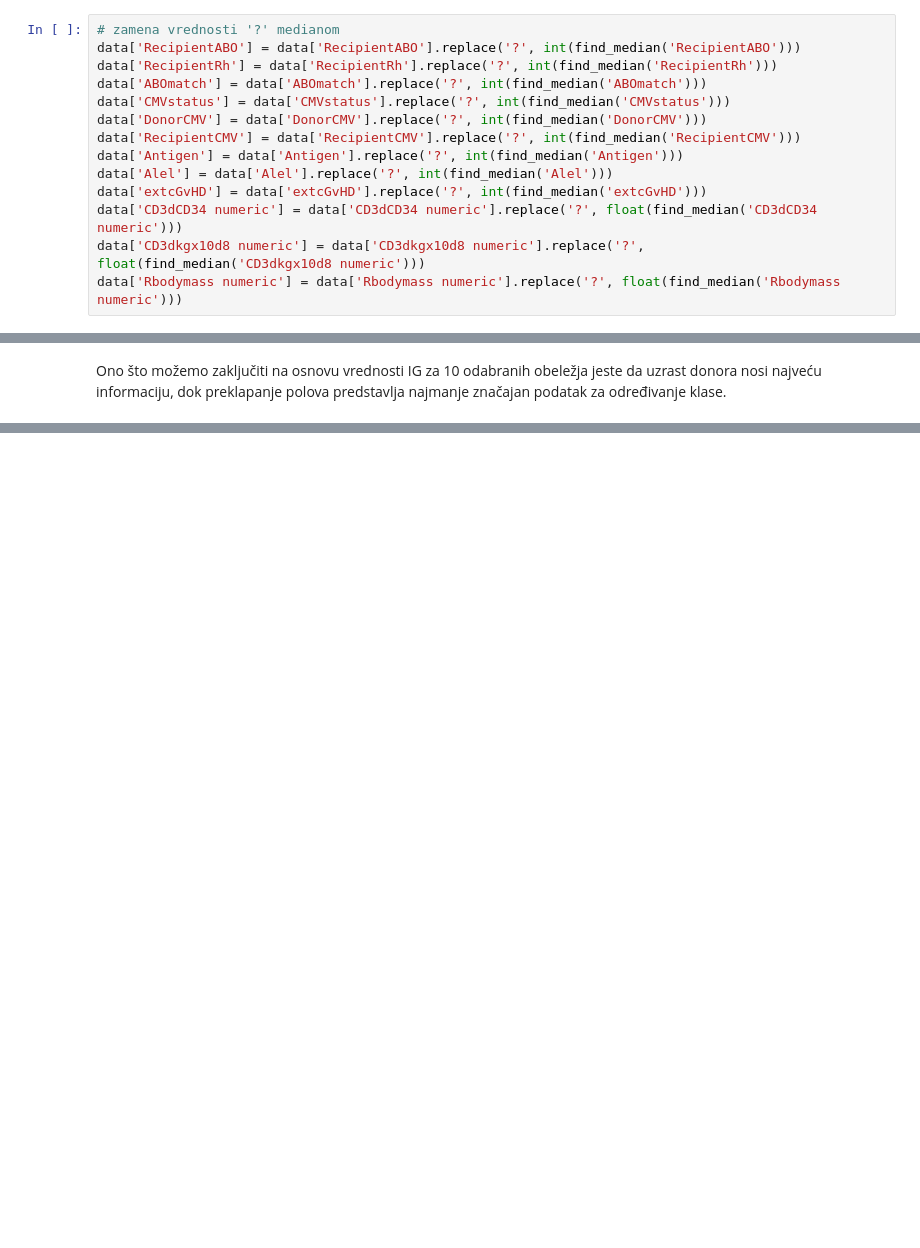
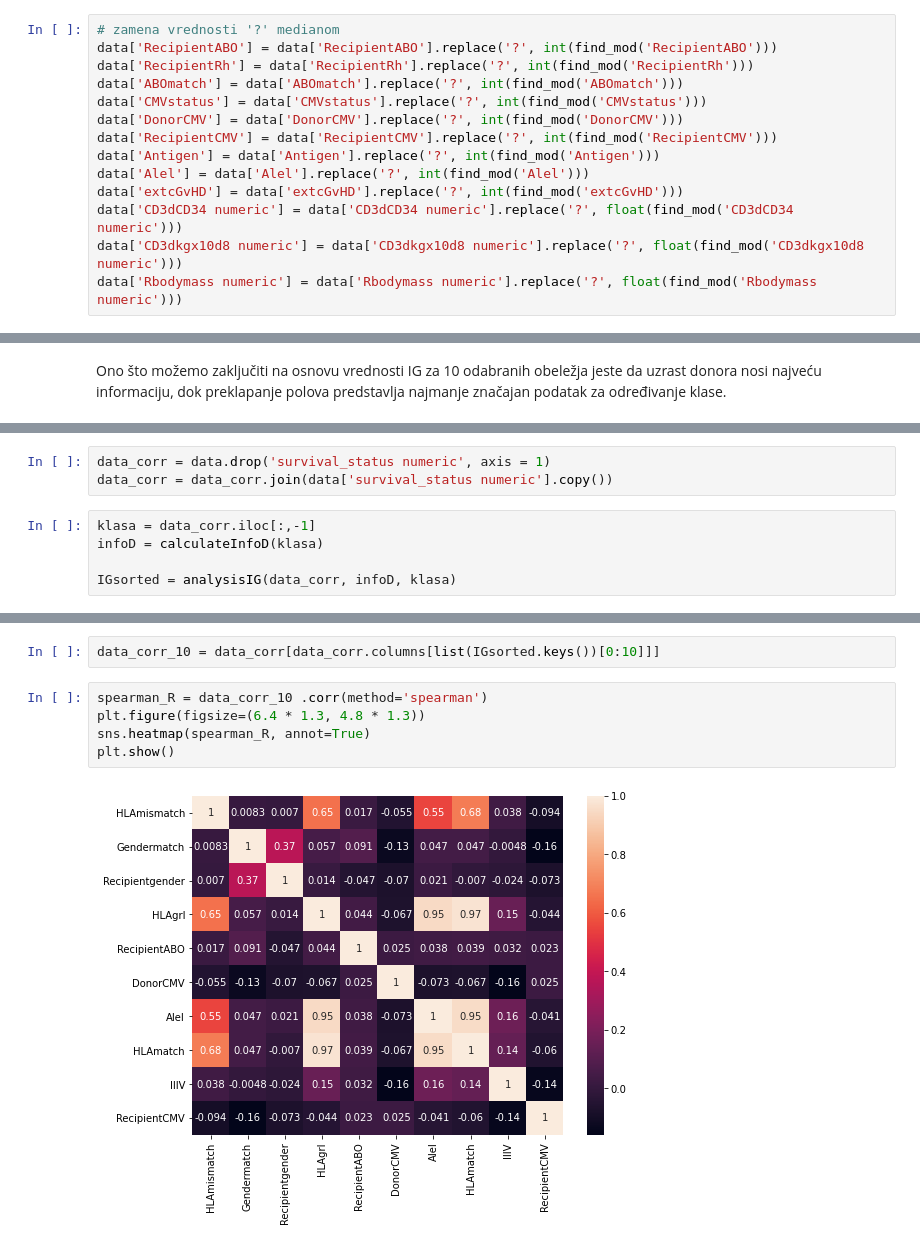
Before and after one commit to nedeljkovicmajaa/som-projekat, a Jupyter notebook: som-projekat-main.ipynb, the cells around one changed output, grey strips where cells are left out. Cells and saved outputs as stored; diff of their text form; blank space fills up the shorter version.

```diff
--- a/som-projekat-main.ipynb
+++ b/som-projekat-main.ipynb
@@ -106,17 +111,17 @@ def find_median(col):
 # %%
 # zamena vrednosti '?' medianom
-data['RecipientABO'] = data['RecipientABO'].replace('?', int(find_median('RecipientABO')))
-data['RecipientRh'] = data['RecipientRh'].replace('?', int(find_median('RecipientRh')))
-data['ABOmatch'] = data['ABOmatch'].replace('?', int(find_median('ABOmatch')))
-data['CMVstatus'] = data['CMVstatus'].replace('?', int(find_median('CMVstatus')))
-data['DonorCMV'] = data['DonorCMV'].replace('?', int(find_median('DonorCMV')))
-data['RecipientCMV'] = data['RecipientCMV'].replace('?', int(find_median('RecipientCMV')))
-data['Antigen'] = data['Antigen'].replace('?', int(find_median('Antigen')))
-data['Alel'] = data['Alel'].replace('?', int(find_median('Alel')))
-data['extcGvHD'] = data['extcGvHD'].replace('?', int(find_median('extcGvHD')))
-data['CD3dCD34 numeric'] = data['CD3dCD34 numeric'].replace('?', float(find_median('CD3dCD34 numeric')))
-data['CD3dkgx10d8 numeric'] = data['CD3dkgx10d8 numeric'].replace('?', float(find_median('CD3dkgx10d8 numeric')))
-data['Rbodymass numeric'] = data['Rbodymass numeric'].replace('?', float(find_median('Rbodymass numeric')))
+data['RecipientABO'] = data['RecipientABO'].replace('?', int(find_mod('RecipientABO')))
+data['RecipientRh'] = data['RecipientRh'].replace('?', int(find_mod('RecipientRh')))
+data['ABOmatch'] = data['ABOmatch'].replace('?', int(find_mod('ABOmatch')))
+data['CMVstatus'] = data['CMVstatus'].replace('?', int(find_mod('CMVstatus')))
+data['DonorCMV'] = data['DonorCMV'].replace('?', int(find_mod('DonorCMV')))
+data['RecipientCMV'] = data['RecipientCMV'].replace('?', int(find_mod('RecipientCMV')))
+data['Antigen'] = data['Antigen'].replace('?', int(find_mod('Antigen')))
+data['Alel'] = data['Alel'].replace('?', int(find_mod('Alel')))
+data['extcGvHD'] = data['extcGvHD'].replace('?', int(find_mod('extcGvHD')))
+data['CD3dCD34 numeric'] = data['CD3dCD34 numeric'].replace('?', float(find_mod('CD3dCD34 numeric')))
+data['CD3dkgx10d8 numeric'] = data['CD3dkgx10d8 numeric'].replace('?', float(find_mod('CD3dkgx10d8 numeric')))
+data['Rbodymass numeric'] = data['Rbodymass numeric'].replace('?', float(find_mod('Rbodymass numeric')))
 # %% [markdown]
 Svi podaci koji su brojevi a predstavljeni su kao string u bazi se konvertuju u odgovarajući tip podataka
 # %%
@@ -293,0 +308,8 @@ Ono što možemo zaključiti na osnovu vrednosti IG za 10 odabranih obeležja je
+# %%
+data_corr = data.drop('survival_status numeric', axis = 1)
+data_corr = data_corr.join(data['survival_status numeric'].copy())
+# %%
+klasa = data_corr.iloc[:,-1]
+infoD = calculateInfoD(klasa)
+
+IGsorted = analysisIG(data_corr, infoD, klasa)
@@ -293,0 +339,9 @@ Ono što možemo zaključiti na osnovu vrednosti IG za 10 odabranih obeležja je
+# %%
+data_corr_10 = data_corr[data_corr.columns[list(IGsorted.keys())[0:10]]]
+# %%
+spearman_R = data_corr_10 .corr(method='spearman')
+plt.figure(figsize=(6.4 * 1.3, 4.8 * 1.3))
+sns.heatmap(spearman_R, annot=True)
+plt.show()
+# %% [output]
+[figure, added]
```
Also changed, not shown: parts of 34 cells of this notebook.
